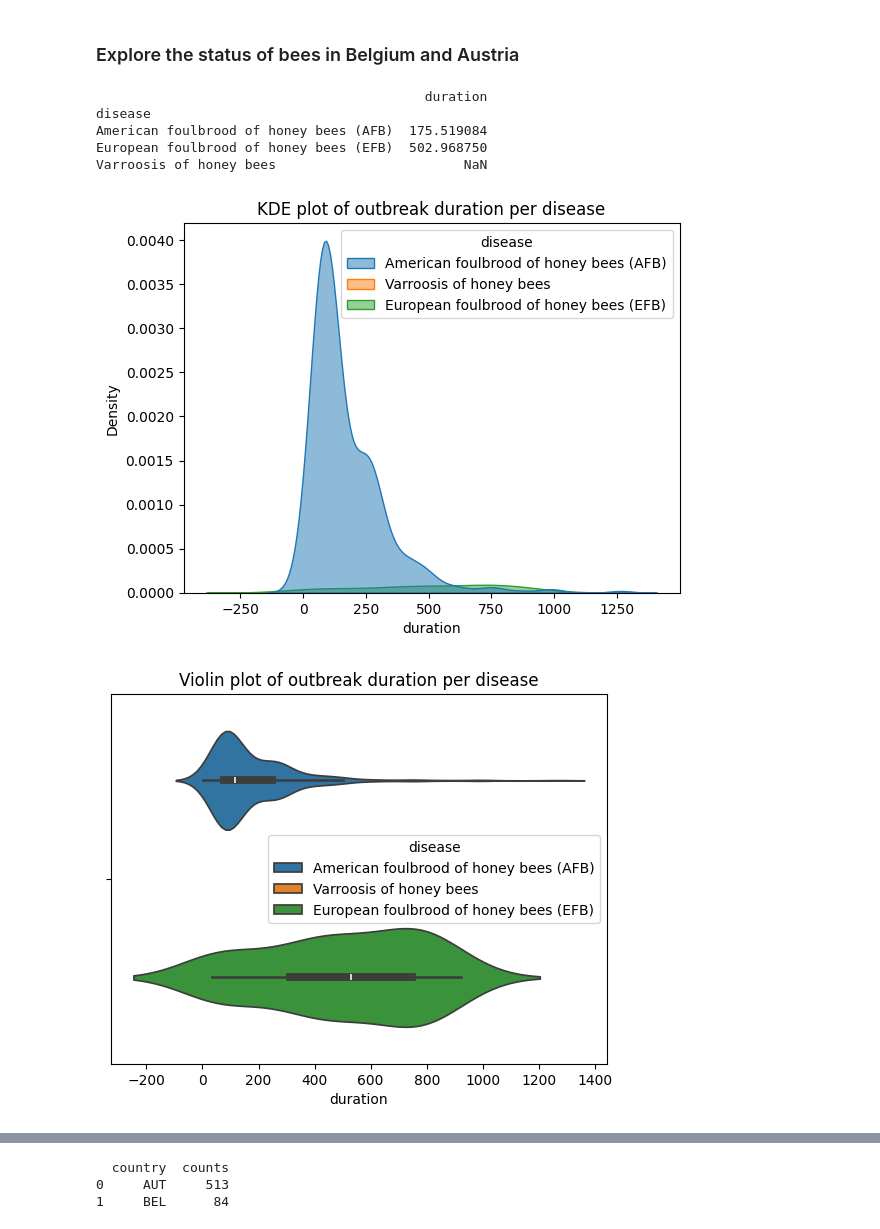
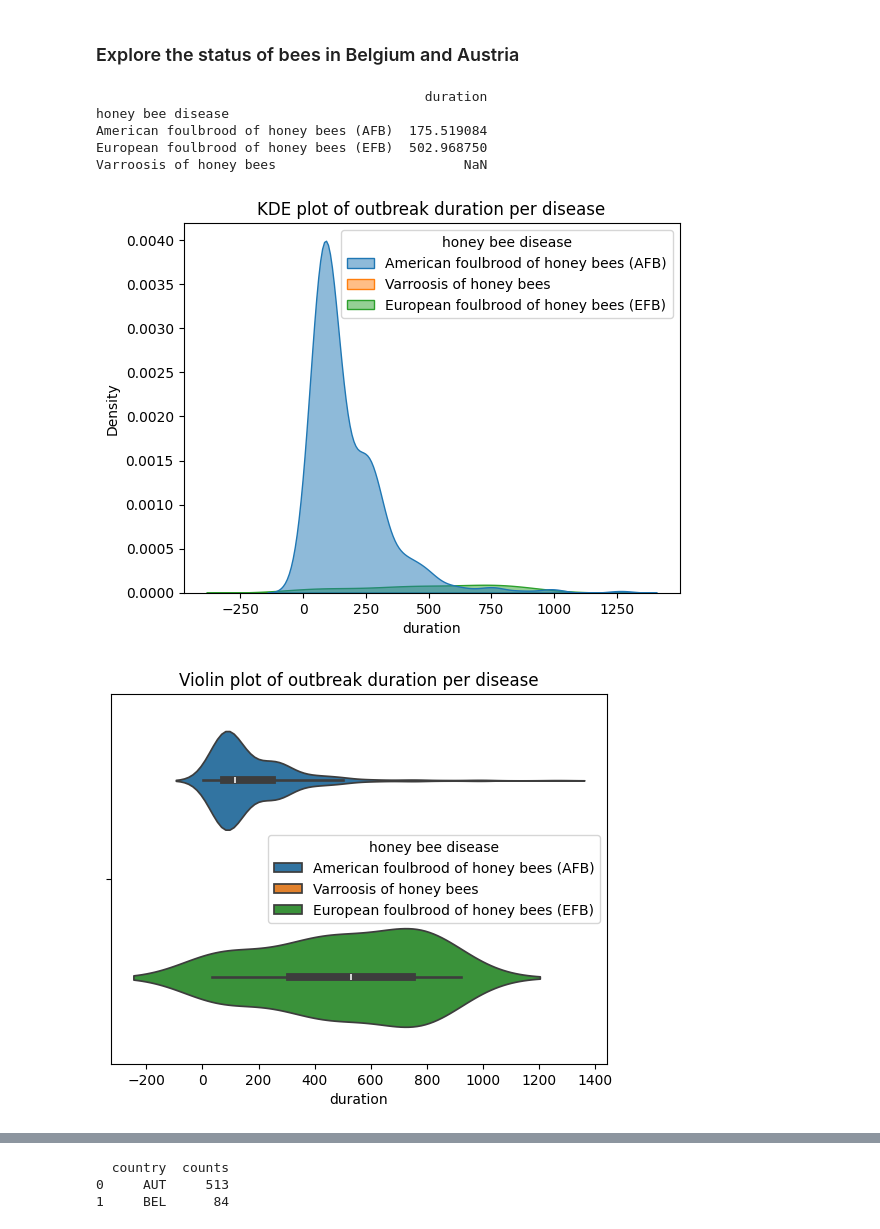
Before and after one commit to daniel-gheorghita/beelife_vetcase, a Jupyter notebook: src/vetcases_standardization.ipynb, the cells around one changed output, grey strips where cells are left out. Drawn from its saved outputs; the diff is of its cells as text; code cells hidden in the pictures.

Commit message:
Add standardization of column names.
Signed-off-by: Daniel Gheorghita <daniel0392@gmail.com>

```diff
--- a/src/vetcases_standardization.ipynb
+++ b/src/vetcases_standardization.ipynb
@@ -264,6 +269,12 @@ TKH-2020-000052    1
 Name: count, Length: 460, dtype: int64
 [nan
  'in the case of imminent or actual death of at least 30% of the colonies in an apiary']
+# %%
+# Standardize columns
+vetcases_df = vetcases_df.rename(columns={"datestart": "start date",
+                                          "dateend": "end date",
+                                          "districtcode": "district (AUT)",
+                                          "disease": "honey bee disease"})
 # %% [markdown]
 ### Export standardized data
 # %%
@@ -271,32 +299,32 @@ vetcases_df.to_csv(os.path.join(DATA_FOLDER, ".".join(DATA_FILE_VETCASE.split('.
 # %% [markdown]
 ### Explore the status of bees in Belgium and Austria
 # %%
-vetcases_df['duration'] = (vetcases_df['dateend'] - vetcases_df['datestart']).dt.days
+vetcases_df['duration'] = (vetcases_df['end date'] - vetcases_df['start date']).dt.days
 # %%
 # Average outbreak duration per disease
-vetcases_group_by_disease = vetcases_df.groupby(['disease']).agg({"duration":"mean"})
+vetcases_group_by_disease = vetcases_df.groupby(['honey bee disease']).agg({"duration":"mean"})
 print(vetcases_group_by_disease)
 # %% [output]
                                           duration
-disease
+honey bee disease
 American foulbrood of honey bees (AFB)  175.519084
 European foulbrood of honey bees (EFB)  502.968750
 Varroosis of honey bees                        NaN
 # %%
 # Outbreak durations per disease
-sns.kdeplot(data=vetcases_df, x='duration', hue = 'disease', alpha=0.5, fill=True)
+sns.kdeplot(data=vetcases_df, x='duration', hue = 'honey bee disease', alpha=0.5, fill=True)
 plt.title(f"KDE plot of outbreak duration per disease")
 plt.show()
 
-sns.violinplot(data=vetcases_df, x = 'duration', hue = 'disease')
+sns.violinplot(data=vetcases_df, x = 'duration', hue = 'honey bee disease')
 plt.title(f"Violin plot of outbreak duration per disease")
 plt.show()
 
-ax = vetcases_df.plot.hist(column='duration', by='disease', alpha=0.5, sharex=True, figsize=(10, 8), title="Histogram of  outbreak duration per disease")
+ax = vetcases_df.plot.hist(column='duration', by='honey bee disease', alpha=0.5, sharex=True, figsize=(10, 8), title="Histogram of  outbreak duration per disease")
 plt.show()
 # %% [output]
-[figure, old version]
+[figure, new version]
-[figure, old version]
+[figure, new version]
 [figure]
 # %%
 # Outbreaks / country
```
Also changed, not shown: parts of 6 cells of this notebook.
